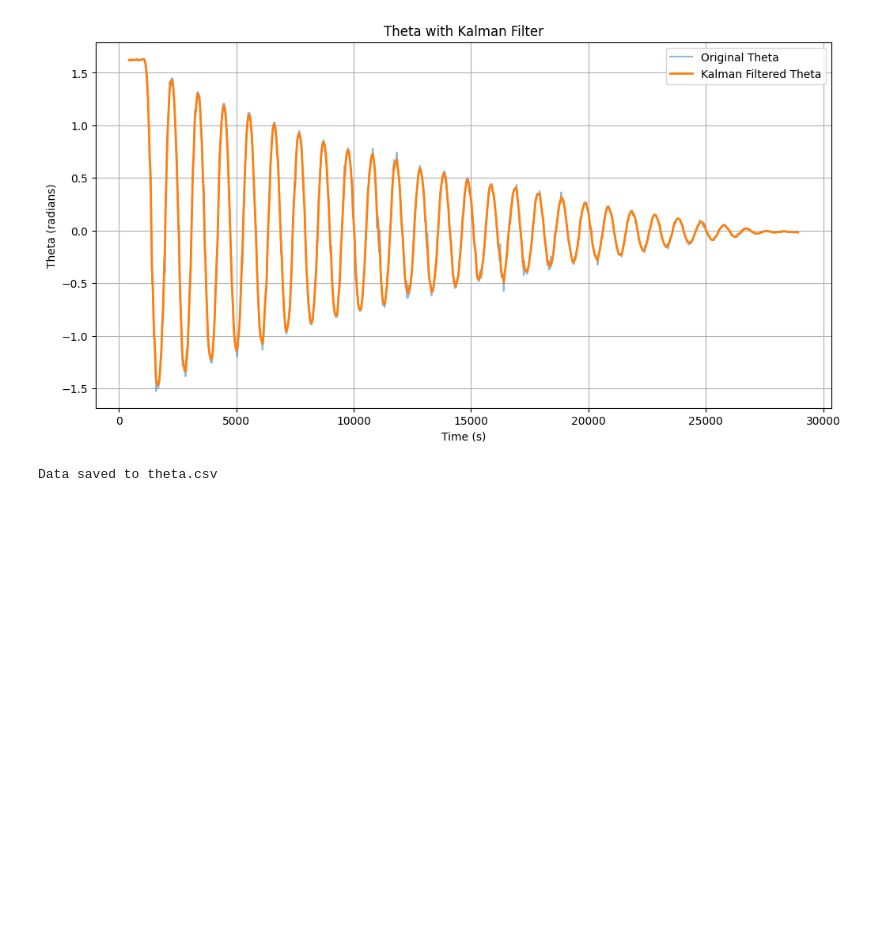
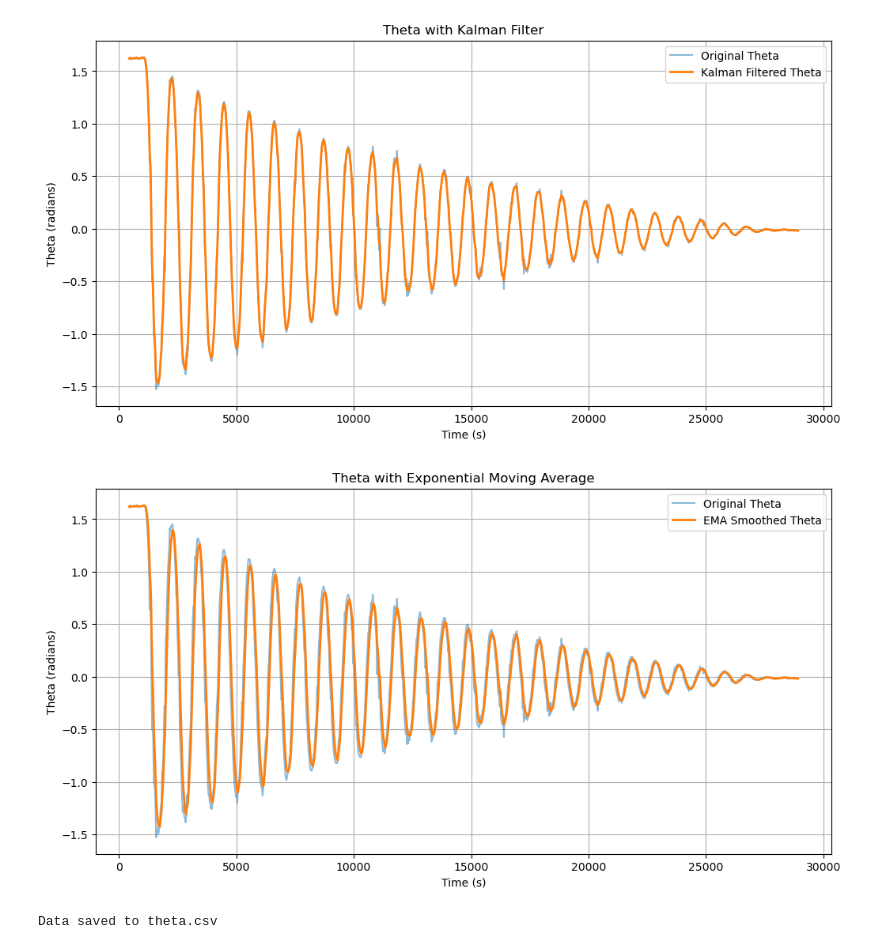
Before and after one commit to Pooyan-Farzanehkari/Smart-syetems-labs, a Jupyter notebook: filter.ipynb, the cells around one changed output. Cells and saved outputs as stored; diff of their text form; code cells hidden in the pictures; blank space fills up the shorter version.

```diff
--- a/filter.ipynb
+++ b/filter.ipynb
@@ -85,6 +98,33 @@ plt.grid(True)
 plt.show()
 # %% [output]
 [figure]
+# %%
+
+
+# Apply Exponential Moving Average (EMA) to the 'theta' column
+def exponential_moving_average(data, window_size):
+    alpha = 2 / (window_size + 1)
+    ema = np.zeros_like(data)
+    ema[0] = data[0]  # Initialize the first value
+    for i in range(1, len(data)):
+        ema[i] = alpha * data[i] + (1 - alpha) * ema[i - 1]
+    return ema
+# Set the window size for EMA
+window_size = 5
+# Calculate EMA
+theta_ema = exponential_moving_average(theta, window_size)
+# Plot original and EMA smoothed theta
+plt.figure(figsize=(12, 6))
+plt.plot(df['pcTime'], theta, label='Original Theta', alpha=0.5)
+plt.plot(df['pcTime'], theta_ema, label='EMA Smoothed Theta', linewidth=2)
+plt.xlabel('Time (s)')
+plt.ylabel('Theta (radians)')
+plt.title('Theta with Exponential Moving Average')
+plt.legend()
+plt.grid(True)
+plt.show()
+# %% [output]
+[figure, added]
 # %%
 theta_kalman = theta_kalman.reshape(-1)
 # %%
```
Also changed, not shown: parts of 9 cells of this notebook.
